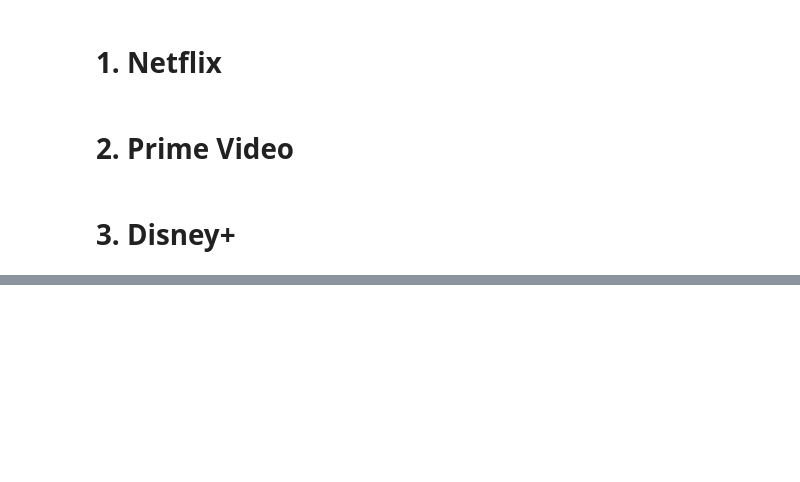
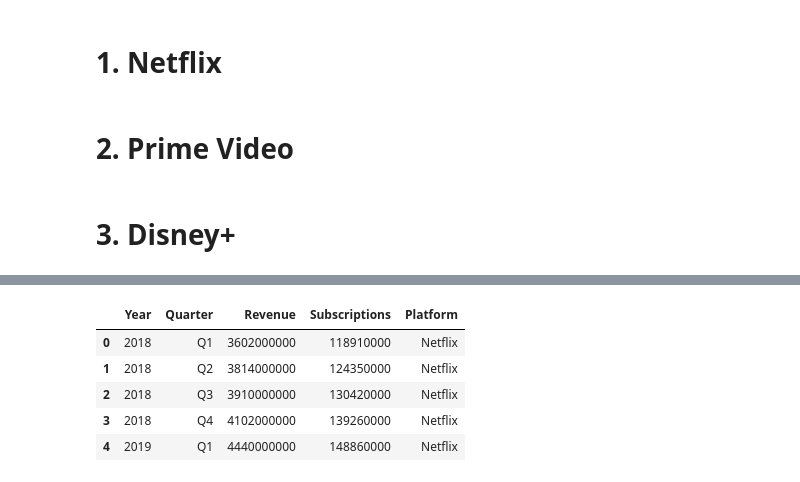
Before and after one commit to Simoniuss/streaming-platforms-analytics, a Jupyter notebook: src/notebooks/Datasets_analysis.ipynb, the cells around one changed output, grey strips where cells are left out. Drawn from its saved outputs; the diff is of its cells as text; code cells hidden in the pictures; blank space fills up the shorter version.

```diff
--- a/src/notebooks/Datasets_analysis.ipynb
+++ b/src/notebooks/Datasets_analysis.ipynb
@@ -260,0 +363,12 @@ disney.info()
+# %%
+netflix_rev = pd.read_csv('../data/netflix_revenues.csv', sep=',', header=0, index_col=0)
+netflix_rev['Platform'] = 'Netflix'
+prime_rev = pd.read_csv('../data/prime_revenues.csv', sep=',', header=0, index_col=0)
+prime_rev['Platform'] = 'Prime'
+disney_rev = pd.read_csv('../data/disney_revenues.csv', sep=',', header=0, index_col=0)
+disney_rev['Platform'] = 'Disney'
+# %%
+netflix_rev['Revenue'] = netflix_rev.groupby(['Year', 'Quarter'])[['Revenue']].transform('sum')
+netflix_rev['Subscriptions'] = netflix_rev.groupby(['Year', 'Quarter'])[['Subscriptions']].transform('sum')
+netflix_rev.drop('Area', axis=1, inplace=True)
+netflix_rev.drop_duplicates(inplace=True, ignore_index=True)
@@ -260,0 +420,2 @@ disney.info()
+# %%
+df_rev = pd.concat([netflix_rev, prime_rev, disney_rev], ignore_index=True)
@@ -260,0 +437,9 @@ disney.info()
+# %%
+df_rev.head()
+# %% [output]
+|  | Year | Quarter | Revenue | Subscriptions | Platform |
+| 0 | 2018 | Q1 | 3602000000 | 118910000 | Netflix |
+| 1 | 2018 | Q2 | 3814000000 | 124350000 | Netflix |
+| 2 | 2018 | Q3 | 3910000000 | 130420000 | Netflix |
+| 3 | 2018 | Q4 | 4102000000 | 139260000 | Netflix |
+| 4 | 2019 | Q1 | 4440000000 | 148860000 | Netflix |
```
Also changed, not shown: parts of 14 cells of this notebook, 5 other files.
